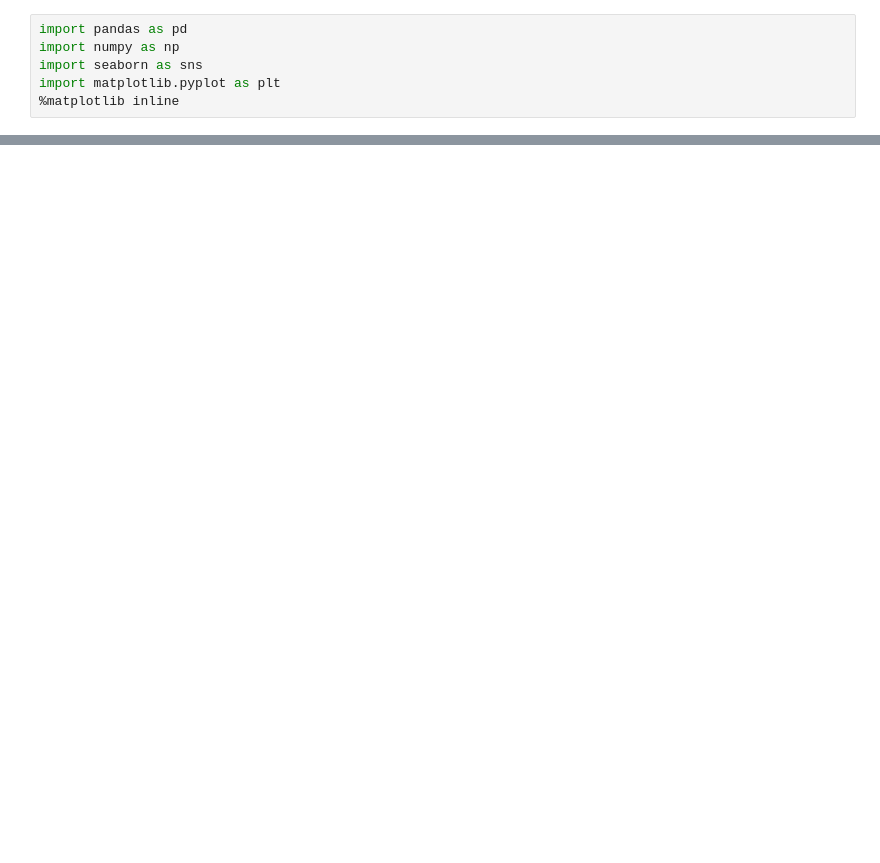
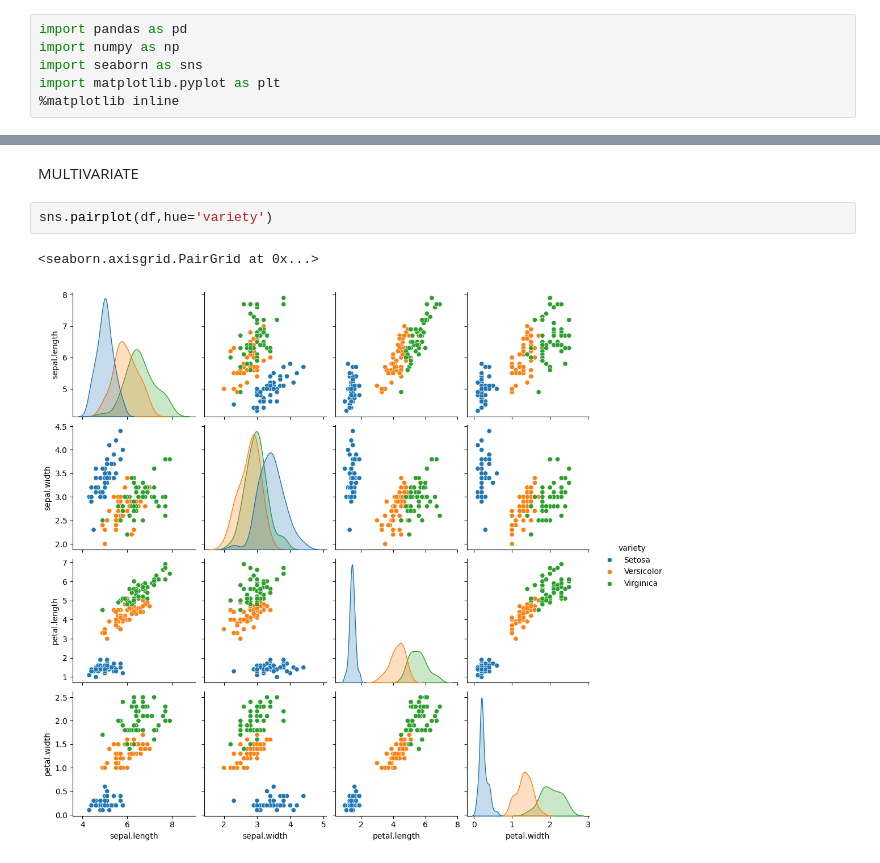
Before and after one commit to anant-jain01/AI, a Jupyter notebook: phase-2/practice/uni,bi_multivaritae.ipynb, the cells around one changed output, grey strips where cells are left out. Drawn from its saved outputs; the diff is of its cells as text; blank space fills up the shorter version.

```diff
--- a/phase-2/practice/uni,bi_multivaritae.ipynb
+++ b/phase-2/practice/uni,bi_multivaritae.ipynb
@@ -16,0 +52,7 @@ df.head()
+# %% [markdown]
+MULTIVARIATE
+# %%
+sns.pairplot(df,hue='variety')
+# %% [output]
+<seaborn.axisgrid.PairGrid at 0x...>
+[figure, added]
```
Also changed, not shown: parts of 9 cells of this notebook.
